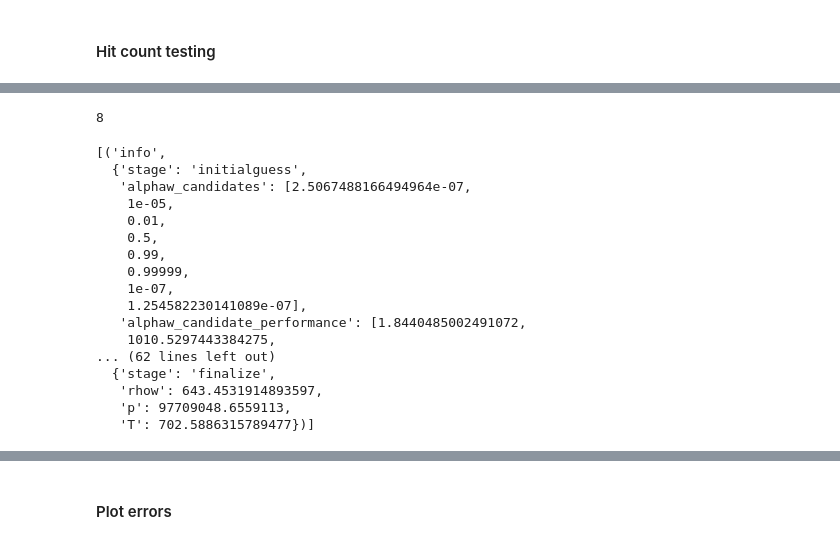
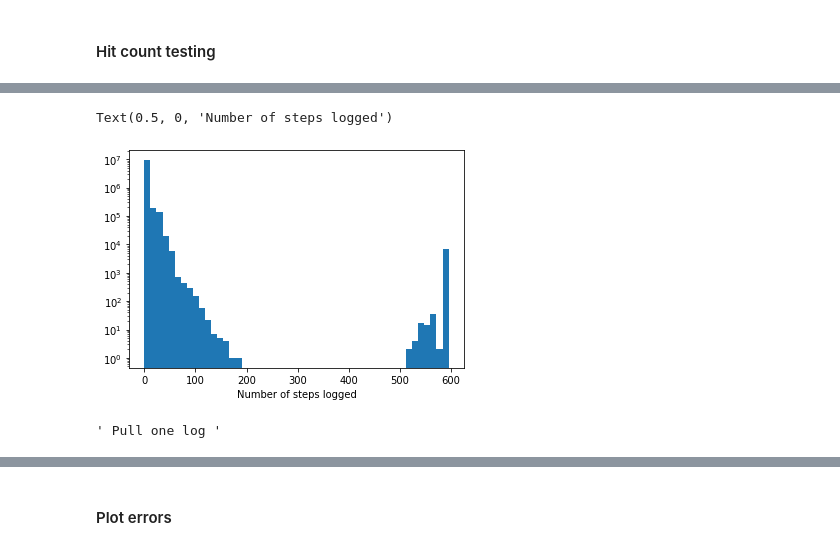
Before and after one commit to fredriclam/iapws95_light, a Jupyter notebook: WLMA_cython_tester.ipynb, the cells around one changed output, grey strips where cells are left out. Drawn from its saved outputs; the diff is of its cells as text; code cells hidden in the pictures.

```diff
--- a/WLMA_cython_tester.ipynb
+++ b/WLMA_cython_tester.ipynb
@@ -154,31 +232,17 @@ Text(0, 0.5, 'Hit count')
 # %%
 """ Get log count from logs as proxy for function call count """
 log_counts = [len(log) for log in _logger.all_logs]
+# %%
+plt.hist(log_counts, log=True, bins=50)
+plt.xlabel("Number of steps logged")
+# %% [output]
+Text(0.5, 0, 'Number of steps logged')
+[figure, added]
 # %%
-len(_logger.all_logs[83642])
+""" Pull one log """
+# _logger.all_logs[83642]
 # %% [output]
-8
+' Pull one log '
-# %%
-""" Pull one log """
-_logger.all_logs[83642]
-# %% [output]
-[('info',
-  {'stage': 'initialguess',
-   'alphaw_candidates': [2.5067488166494964e-07,
-    1e-05,
-    0.01,
-    0.5,
-    0.99,
-    0.99999,
-    1e-07,
-    1.254582230141089e-07],
-   'alphaw_candidate_performance': [1.8440485002491072,
-    1010.5297443384275,
-... (62 lines left out)
-  {'stage': 'finalize',
-   'rhow': 643.4531914893597,
-   'p': 97709048.6559113,
-   'T': 702.5886315789477})]
 # %%
 # Save log
 # # import pickle
```
Also changed, not shown: parts of 12 cells of this notebook, 1 other file.
